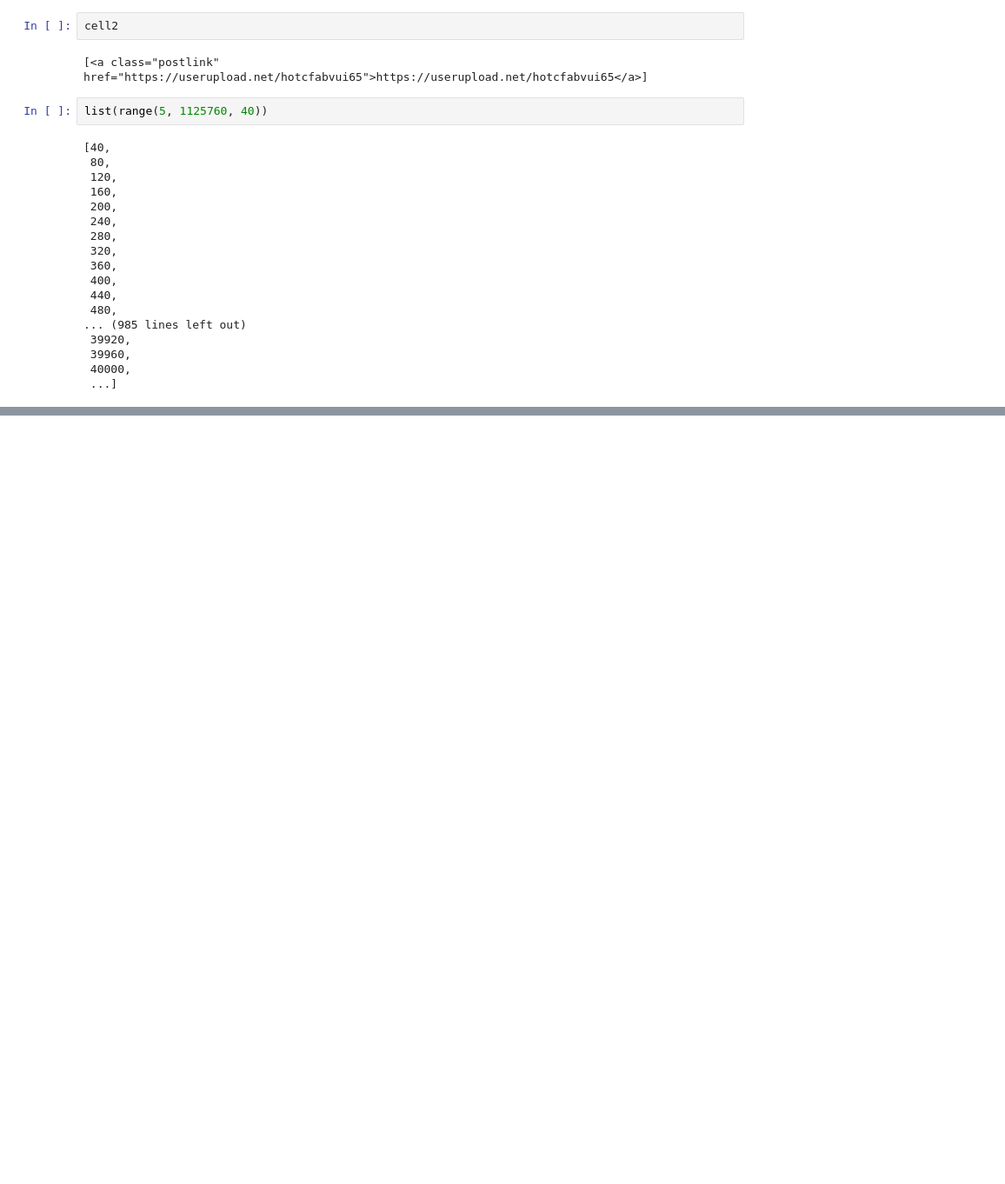
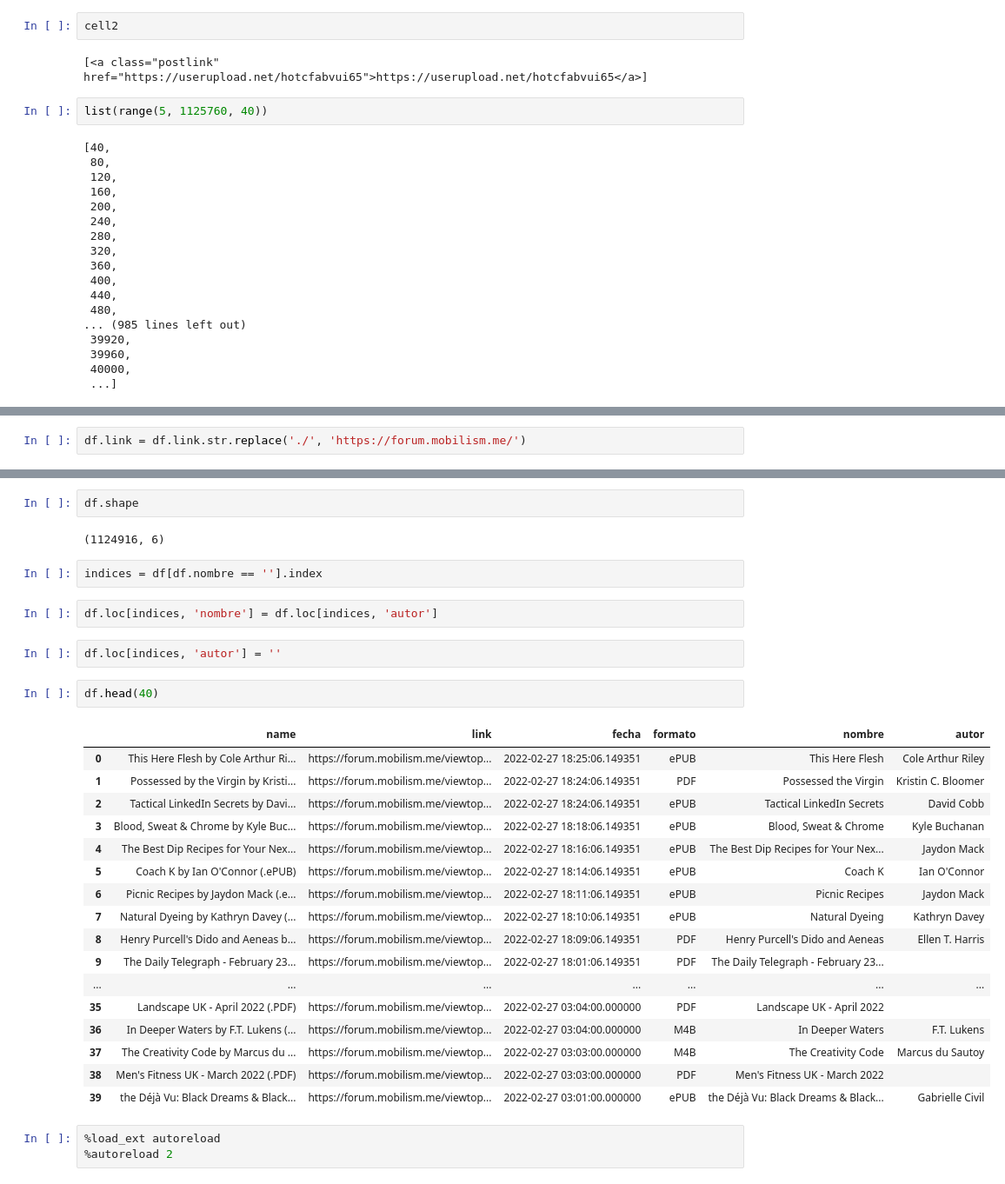
Before and after one commit to slarrain/Utils, a Jupyter notebook: mobilism/Mobilism Parser.ipynb, the cells around one changed output, grey strips where cells are left out. Shown at 87% size. Drawn from its saved outputs; the diff is of its cells as text; blank space fills up the shorter version.

```diff
--- a/mobilism/Mobilism Parser.ipynb
+++ b/mobilism/Mobilism Parser.ipynb
@@ -149,0 +227,2 @@ list(range(5, 1125760, 40))
+# %%
+df.link = df.link.str.replace('./', 'https://forum.mobilism.me/')
@@ -149,0 +245,33 @@ list(range(5, 1125760, 40))
+# %%
+df.shape
+# %% [output]
+(1124916, 6)
+# %%
+indices = df[df.nombre == ''].index
+# %%
+df.loc[indices, 'nombre'] = df.loc[indices, 'autor']
+# %%
+df.loc[indices, 'autor'] = ''
+# %%
+df.head(40)
+# %% [output]
+|  | name | link | fecha | formato | nombre | autor |
+| 0 | This Here Flesh by Cole Arthur Ri... | https://forum.mobilism.me/viewtop... | 2022-02-27 18:25:06.149351 | ePUB | This Here Flesh | Cole Arthur Riley |
+| 1 | Possessed by the Virgin by Kristi... | https://forum.mobilism.me/viewtop... | 2022-02-27 18:24:06.149351 | PDF | Possessed the Virgin | Kristin C. Bloomer |
+| 2 | Tactical LinkedIn Secrets by Davi... | https://forum.mobilism.me/viewtop... | 2022-02-27 18:24:06.149351 | ePUB | Tactical LinkedIn Secrets | David Cobb |
+| 3 | Blood, Sweat & Chrome by Kyle Buc... | https://forum.mobilism.me/viewtop... | 2022-02-27 18:18:06.149351 | ePUB | Blood, Sweat & Chrome | Kyle Buchanan |
+| 4 | The Best Dip Recipes for Your Nex... | https://forum.mobilism.me/viewtop... | 2022-02-27 18:16:06.149351 | ePUB | The Best Dip Recipes for Your Nex... | Jaydon Mack |
+| 5 | Coach K by Ian O'Connor (.ePUB) | https://forum.mobilism.me/viewtop... | 2022-02-27 18:14:06.149351 | ePUB | Coach K | Ian O'Connor |
+| 6 | Picnic Recipes by Jaydon Mack (.e... | https://forum.mobilism.me/viewtop... | 2022-02-27 18:11:06.149351 | ePUB | Picnic Recipes | Jaydon Mack |
+| 7 | Natural Dyeing by Kathryn Davey (... | https://forum.mobilism.me/viewtop... | 2022-02-27 18:10:06.149351 | ePUB | Natural Dyeing | Kathryn Davey |
+| 8 | Henry Purcell's Dido and Aeneas b... | https://forum.mobilism.me/viewtop... | 2022-02-27 18:09:06.149351 | PDF | Henry Purcell's Dido and Aeneas | Ellen T. Harris |
+| 9 | The Daily Telegraph - February 23... | https://forum.mobilism.me/viewtop... | 2022-02-27 18:01:06.149351 | PDF | The Daily Telegraph - February 23... |  |
+| ... | ... | ... | ... | ... | ... | ... |
+| 35 | Landscape UK - April 2022 (.PDF) | https://forum.mobilism.me/viewtop... | 2022-02-27 03:04:00.000000 | PDF | Landscape UK - April 2022 |  |
+| 36 | In Deeper Waters by F.T. Lukens (... | https://forum.mobilism.me/viewtop... | 2022-02-27 03:04:00.000000 | M4B | In Deeper Waters | F.T. Lukens |
+| 37 | The Creativity Code by Marcus du ... | https://forum.mobilism.me/viewtop... | 2022-02-27 03:03:00.000000 | M4B | The Creativity Code | Marcus du Sautoy |
+| 38 | Men's Fitness UK - March 2022 (.PDF) | https://forum.mobilism.me/viewtop... | 2022-02-27 03:03:00.000000 | PDF | Men's Fitness UK - March 2022 |  |
+| 39 | the Déjà Vu: Black Dreams & Black... | https://forum.mobilism.me/viewtop... | 2022-02-27 03:01:00.000000 | ePUB | the Déjà Vu: Black Dreams & Black... | Gabrielle Civil |
+# %%
+%load_ext autoreload
+%autoreload 2
```
Also changed, not shown: parts of 34 cells of this notebook, 1 other file.
